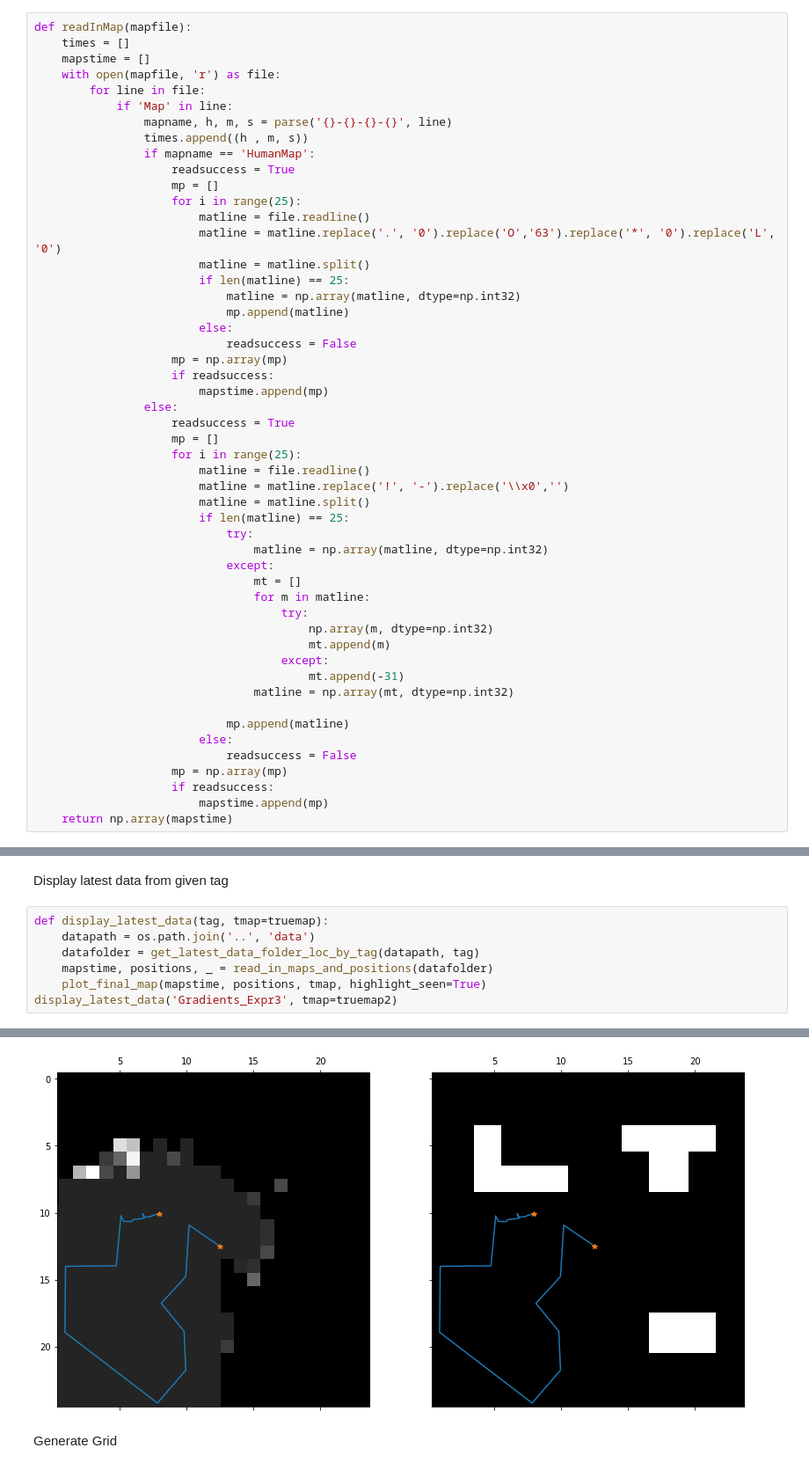
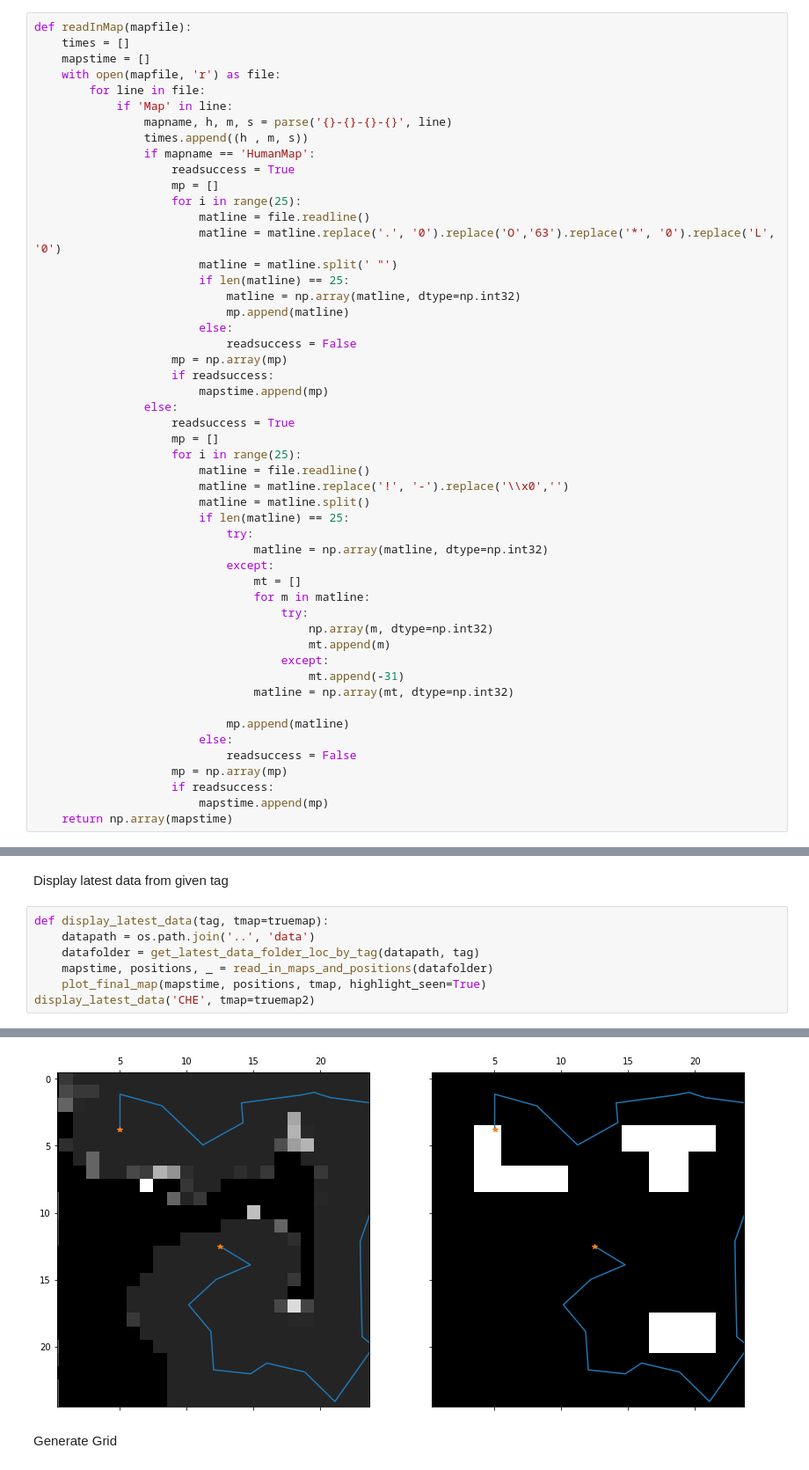
Before and after one commit to mhl787156/RomiExperiments, a Jupyter notebook: scripts/analyseData2.ipynb, the cells around one changed output, grey strips where cells are left out. Shown: that part at 88% size. Cells and saved outputs as stored; diff of their text form.

```diff
--- a/scripts/analyseData2.ipynb
+++ b/scripts/analyseData2.ipynb
@@ -62,7 +62,7 @@ def readInMap(mapfile):
                     for i in range(25):
                         matline = file.readline()
                         matline = matline.replace('.', '0').replace('O','63').replace('*', '0').replace('L', '0')
-                        matline = matline.split()
+                        matline = matline.split(' "')
                         if len(matline) == 25:
                             matline = np.array(matline, dtype=np.int32)
                             mp.append(matline)
@@ -352,5 +350,5 @@ def display_latest_data(tag, tmap=truemap):
     datafolder = get_latest_data_folder_loc_by_tag(datapath, tag)
     mapstime, positions, _ = read_in_maps_and_positions(datafolder)
     plot_final_map(mapstime, positions, tmap, highlight_seen=True)
-display_latest_data('Gradients_Expr3', tmap=truemap2)
+display_latest_data('CHE', tmap=truemap2)
 # %% [output]
@@ -358,4 +356,4 @@ Unique Values and counts [(0, 358), (10, 248), (11, 1), (13, 3), (16, 3), (20, 4
-[figure, old version]
+[figure, new version]
 # %% [markdown]
 Generate Grid
 # %%
```
Also changed, not shown: parts of 4 cells of this notebook, 1 other file.
